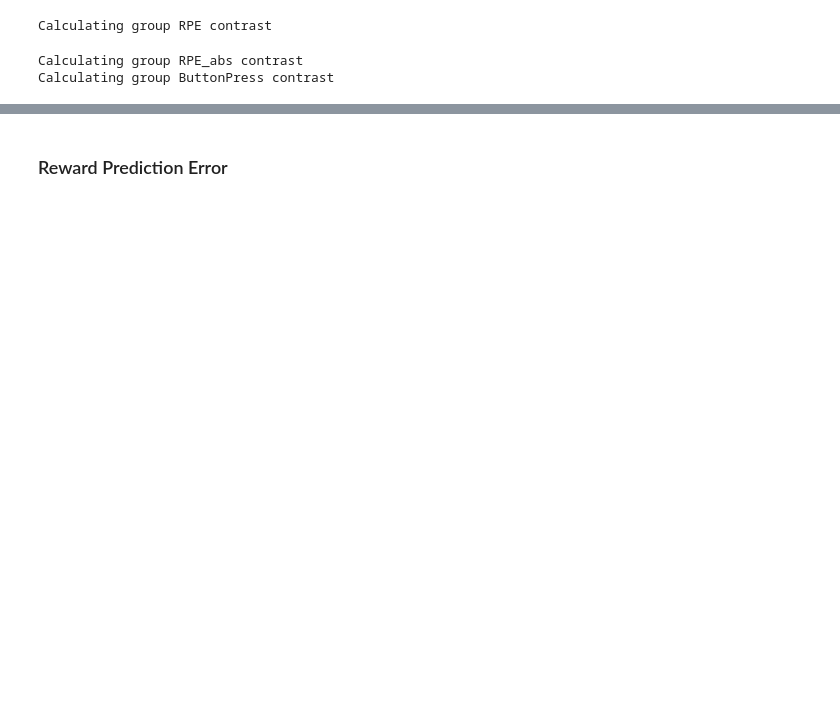
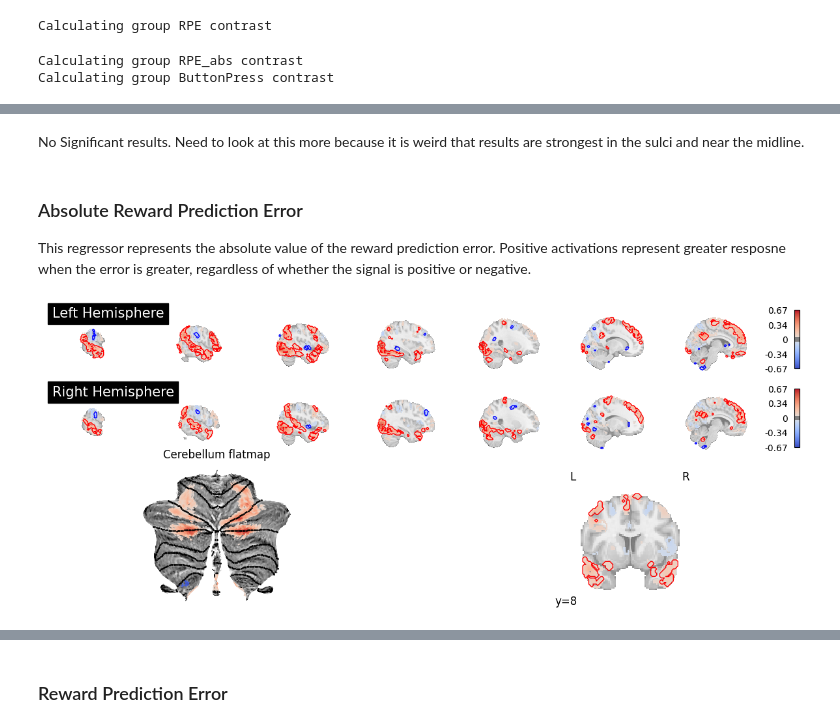
Before and after one commit to hspopal/scon_social_reward, a Jupyter notebook: code/neuron_code/rl_2nd_level.ipynb, the cells around one changed output, grey strips where cells are left out. Cells and saved outputs as stored; diff of their text form; code cells hidden in the pictures; blank space fills up the shorter version.

```diff
--- a/code/neuron_code/rl_2nd_level.ipynb
+++ b/code/neuron_code/rl_2nd_level.ipynb
@@ -142,0 +158,11 @@ helpful_functions.plot_transparent_threshold(filename, thresh=.05, mc_alpha=0.00
+# %% [markdown]
+No Significant results. Need to look at this more because it is weird that results are strongest in the sulci and near the midline.
+# %% [markdown]
+### Absolute Reward Prediction Error
+This regressor represents the absolute value of the reward prediction error. Positive activations represent greater resposne when the error is greater, regardless of whether the signal is positive or negative.
+# %%
+filename = data_dir+'/group/'+'not_asd_SR_RPE_abs'
+
+helpful_functions.plot_transparent_threshold(filename, thresh=.05, mc_alpha=0.005)
+# %% [output]
+[figure, added]
```
Also changed, not shown: parts of 32 cells of this notebook, 7 other files.
